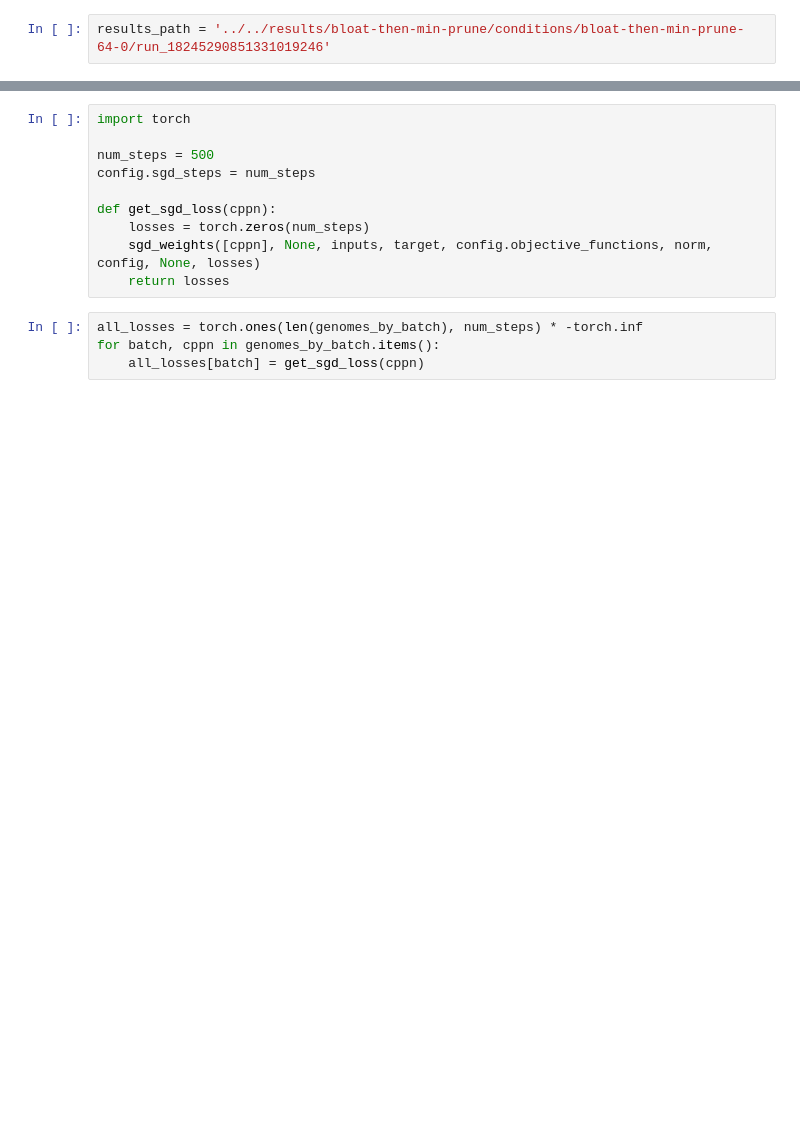
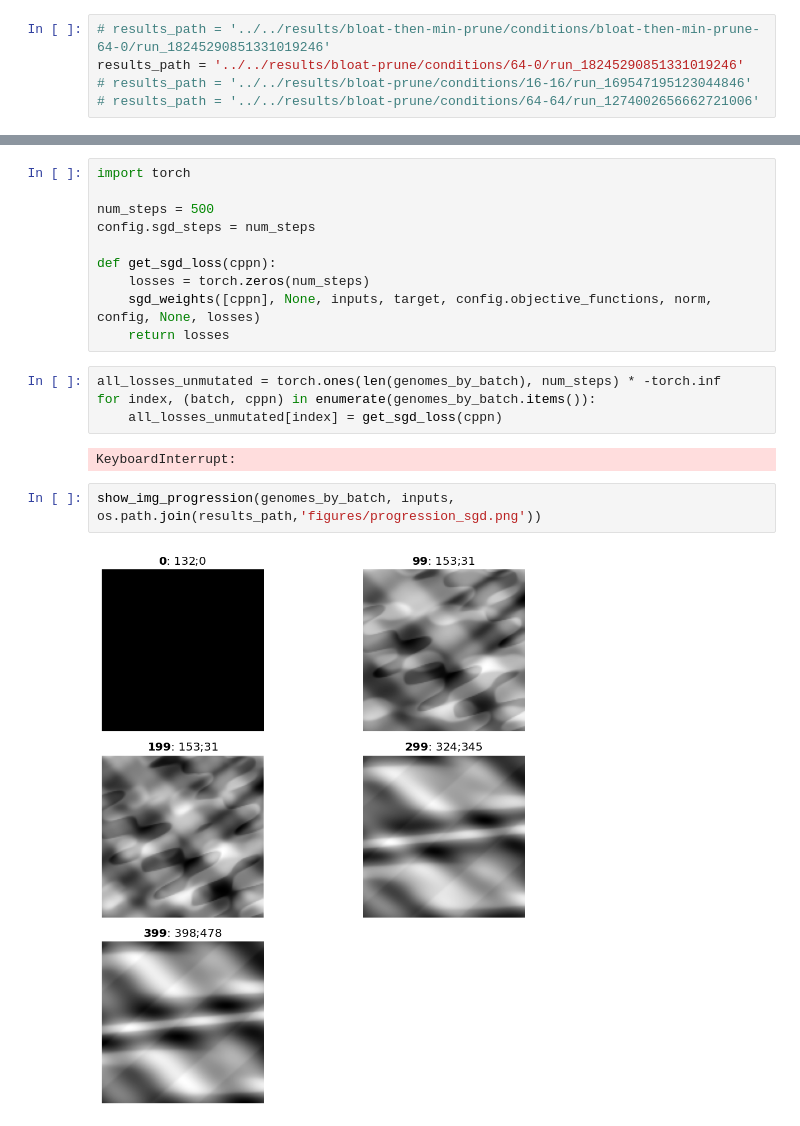
Before and after one commit to uvm-neurobotics-lab/MOVE, a Jupyter notebook: analysis/sgd_curves.ipynb, the cells around one changed output, grey strips where cells are left out. Cells and saved outputs as stored; diff of their text form; blank space fills up the shorter version.

```diff
--- a/analysis/sgd_curves.ipynb
+++ b/analysis/sgd_curves.ipynb
@@ -14,4 +14,7 @@ from sgd_weights import sgd_weights
 The autoreload extension is already loaded. To reload it, use:
   %reload_ext autoreload
 # %%
-results_path = '../../results/bloat-then-min-prune/conditions/bloat-then-min-prune-64-0/run_18245290851331019246'
+# results_path = '../../results/bloat-then-min-prune/conditions/bloat-then-min-prune-64-0/run_18245290851331019246'
+results_path = '../../results/bloat-prune/conditions/64-0/run_18245290851331019246'
+# results_path = '../../results/bloat-prune/conditions/16-16/run_169547195123044846'
+# results_path = '../../results/bloat-prune/conditions/64-64/run_1274002656662721006'
@@ -44,6 +49,12 @@ def get_sgd_loss(cppn):
     sgd_weights([cppn], None, inputs, target, config.objective_functions, norm, config, None, losses)
     return losses
 # %%
-all_losses = torch.ones(len(genomes_by_batch), num_steps) * -torch.inf
-for batch, cppn in genomes_by_batch.items():
-    all_losses[batch] = get_sgd_loss(cppn)
+all_losses_unmutated = torch.ones(len(genomes_by_batch), num_steps) * -torch.inf
+for index, (batch, cppn) in enumerate(genomes_by_batch.items()):
+    all_losses_unmutated[index] = get_sgd_loss(cppn)
+# %% [output]
+KeyboardInterrupt:
+# %%
+show_img_progression(genomes_by_batch, inputs, os.path.join(results_path,'figures/progression_sgd.png'))
+# %% [output]
+[figure, added]
```
Also changed, not shown: parts of 7 cells of this notebook, 2 other files.
